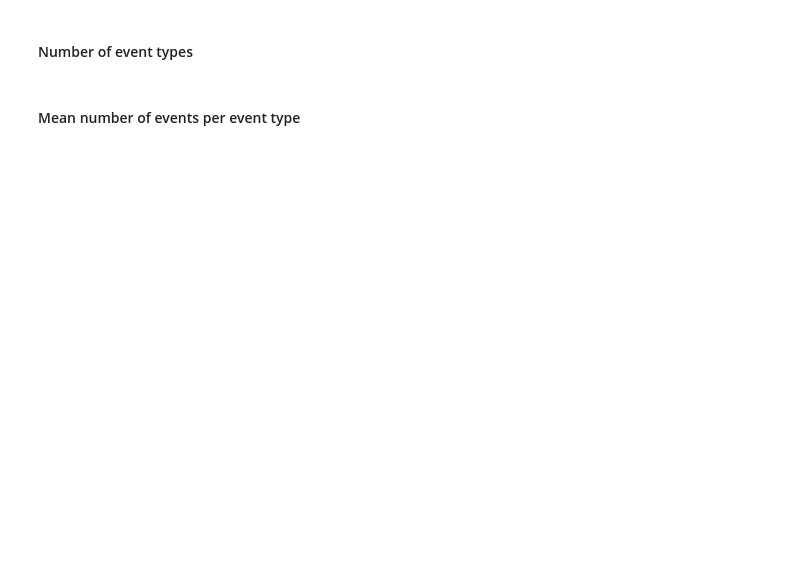
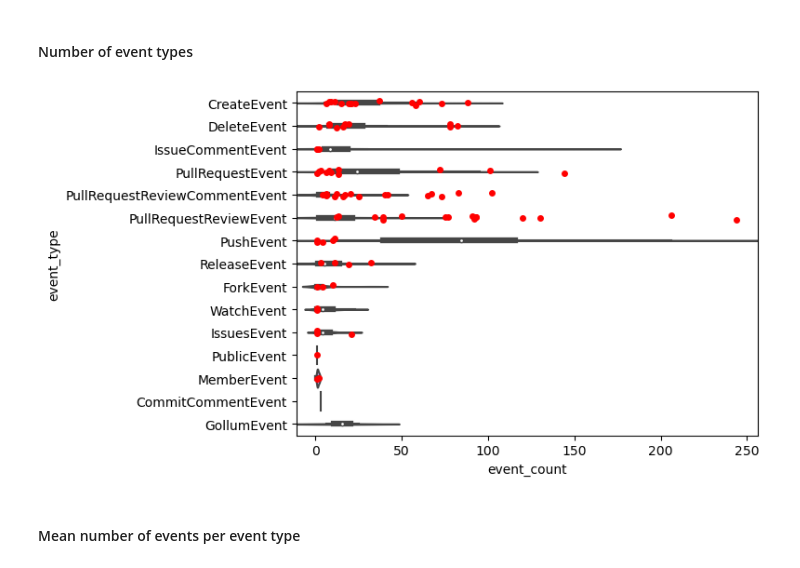
Before and after one commit to LemaireEmilien/Software_Evolution_LE_TP3_2024, a Jupyter notebook: TP3_template.ipynb, the cells around one changed output. Drawn from its saved outputs; the diff is of its cells as text; code cells hidden in the pictures; blank space fills up the shorter version.

```diff
--- a/TP3_template.ipynb
+++ b/TP3_template.ipynb
@@ -881,6 +929,9 @@ repo: (-0.040106951871657755, 'negligible')
 #### Number of event types
 # %%
 # YOUR CODE BELOW
+plot_violin_stripplot(df_merge, y='event_type', x='event_count')
+# %% [output]
+[figure, added]
 # %% [markdown]
 #### Mean number of events per event type
 # %%
```
Also changed, not shown: parts of 21 cells of this notebook.
